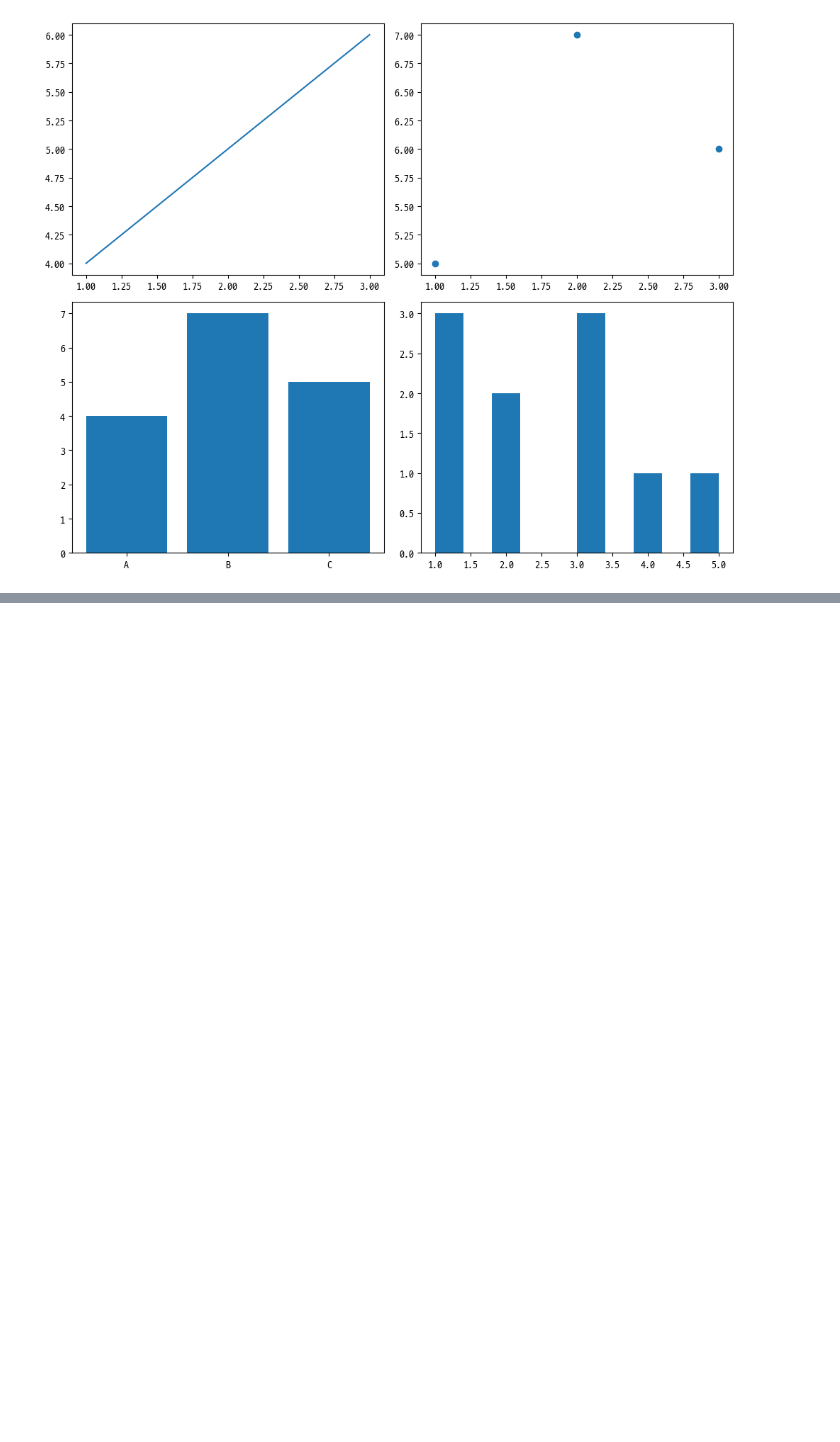
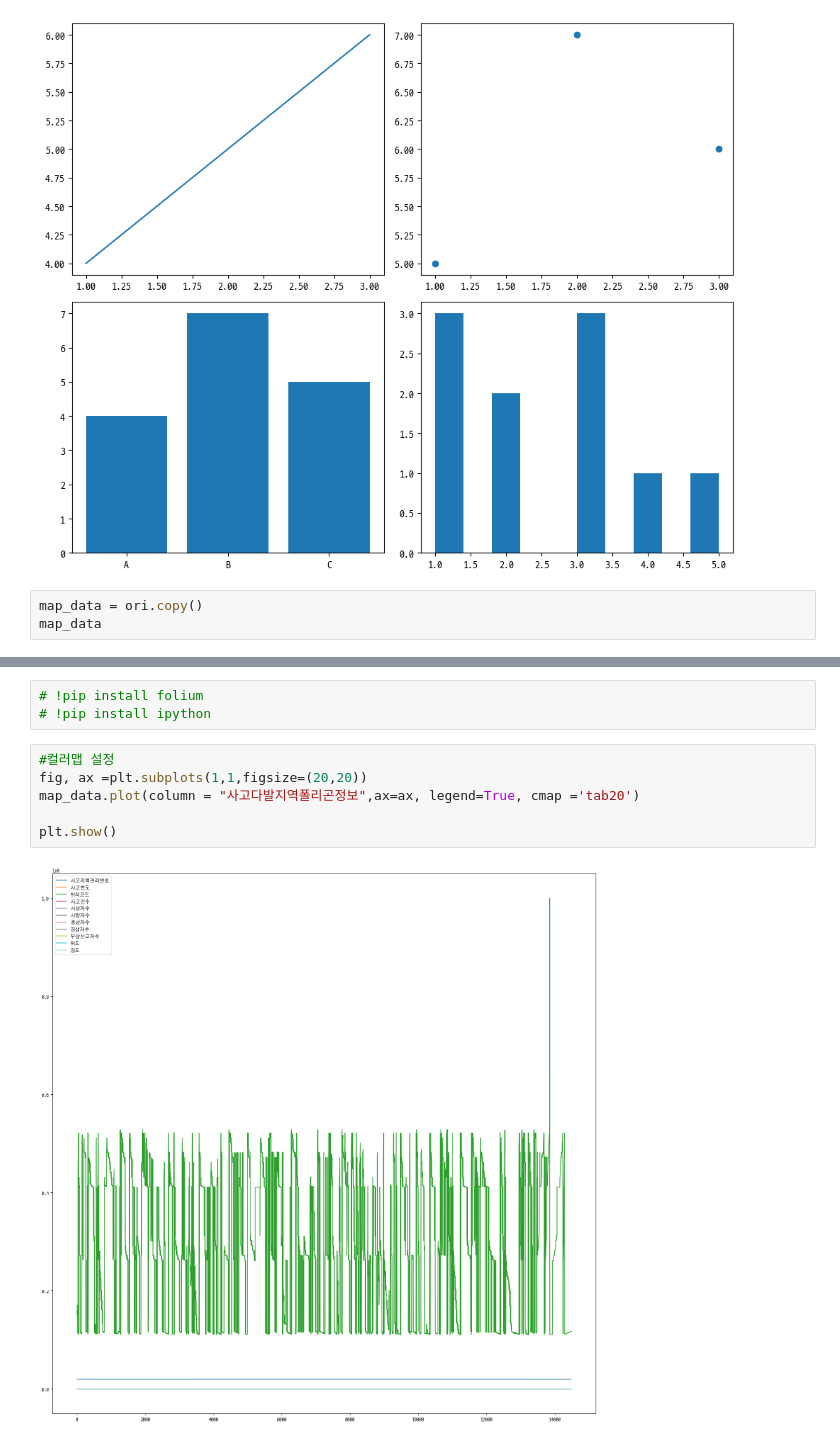
Before and after one commit to 2sseong/python, a Jupyter notebook: py11_교통사고유형별발생분석.ipynb, the cells around one changed output, grey strips where cells are left out. Drawn from its saved outputs; the diff is of its cells as text; blank space fills up the shorter version.

```diff
--- a/py11_교통사고유형별발생분석.ipynb
+++ b/py11_교통사고유형별발생분석.ipynb
@@ -116,3 +116,6 @@ plt.tight_layout()
 plt.show()
 # %% [output]
 [figure]
+# %%
+map_data = ori.copy()
+map_data
@@ -118,0 +136,11 @@ plt.show()
+# %%
+# !pip install folium
+# !pip install ipython
+# %%
+#컬러맵 설정
+fig, ax =plt.subplots(1,1,figsize=(20,20))
+map_data.plot(column = "사고다발지역폴리곤정보",ax=ax, legend=True, cmap ='tab20')
+
+plt.show()
+# %% [output]
+[figure, added]
```
Also changed, not shown: parts of 2 cells of this notebook, 27 other files.
